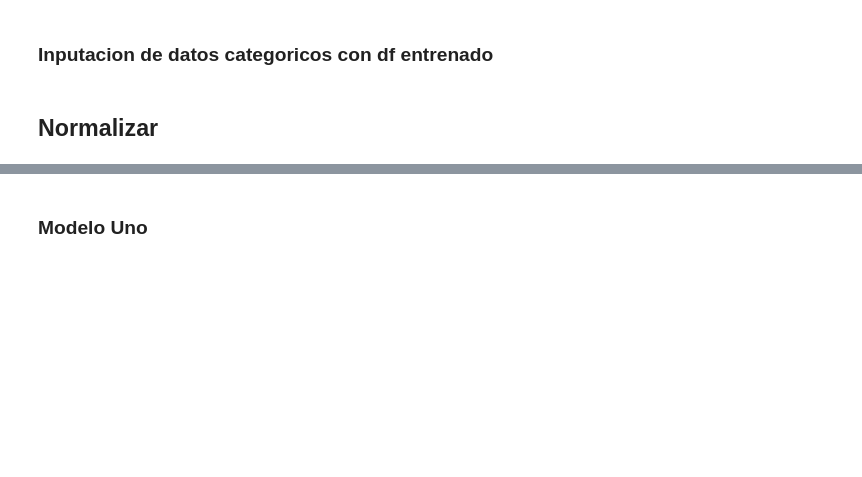
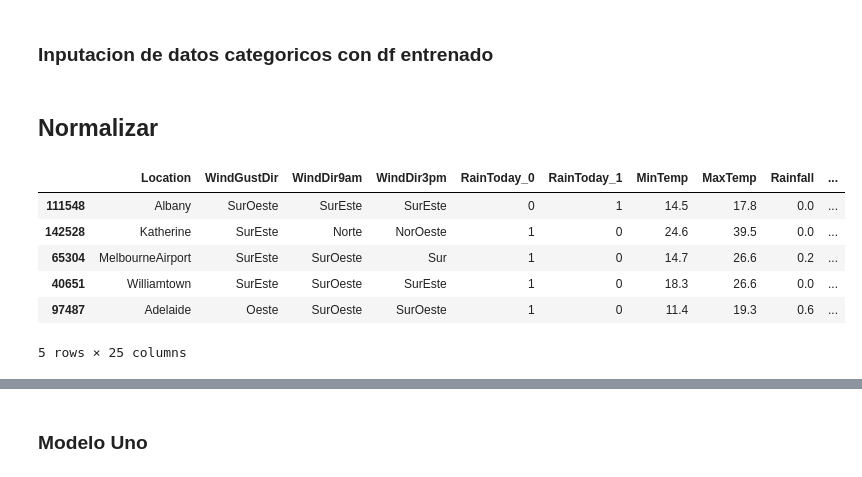
Before and after one commit to brayamrt/DiplomadoPython, a Jupyter notebook: 5.RegresionLogistica/RegresionLogistica.ipynb, the cells around one changed output, grey strips where cells are left out. Drawn from its saved outputs; the diff is of its cells as text; code cells hidden in the pictures; blank space fills up the shorter version.

```diff
--- a/5.RegresionLogistica/RegresionLogistica.ipynb
+++ b/5.RegresionLogistica/RegresionLogistica.ipynb
@@ -699,3 +698,21 @@ for df2 in [X_train, X_test]:
 ### Inputacion de datos categoricos con df entrenado
 # %% [markdown]
 ## Normalizar
+# %%
+import category_encoders as ce
+
+encoder = ce.BinaryEncoder(cols=['RainToday'])
+
+X_train = encoder.fit_transform(X_train)
+
+X_test = encoder.fit_transform(X_test)
+
+X_train.head()
+# %% [output]
+|  | Location | WindGustDir | WindDir9am | WindDir3pm | RainToday_0 | RainToday_1 | MinTemp | MaxTemp | Rainfall | ... |
+| 111548 | Albany | SurOeste | SurEste | SurEste | 0 | 1 | 14.5 | 17.8 | 0.0 | ... |
+| 142528 | Katherine | SurEste | Norte | NorOeste | 1 | 0 | 24.6 | 39.5 | 0.0 | ... |
+| 65304 | MelbourneAirport | SurEste | SurOeste | Sur | 1 | 0 | 14.7 | 26.6 | 0.2 | ... |
+| 40651 | Williamtown | SurEste | SurOeste | SurEste | 1 | 0 | 18.3 | 26.6 | 0.0 | ... |
+| 97487 | Adelaide | Oeste | SurOeste | SurOeste | 1 | 0 | 11.4 | 19.3 | 0.6 | ... |
+5 rows × 25 columns
```
Also changed, not shown: parts of 23 cells of this notebook.
